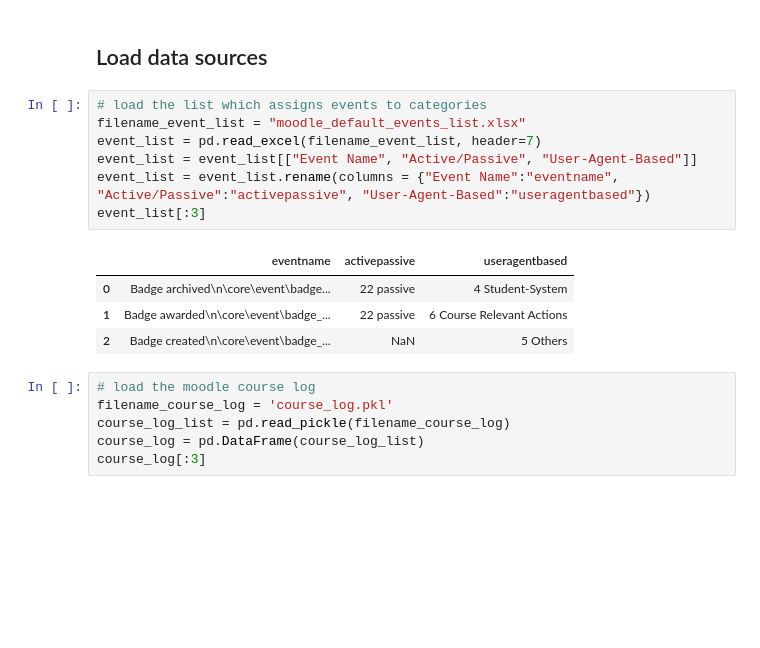
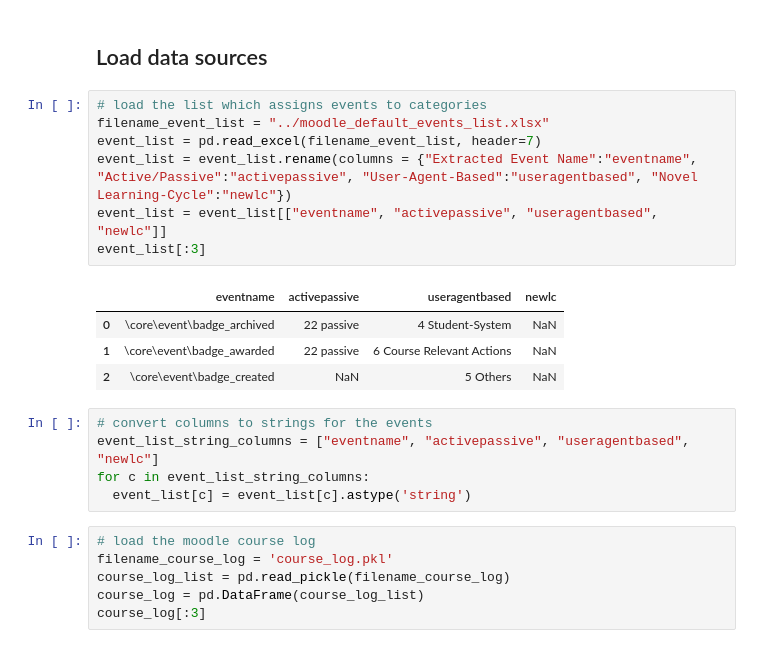
Before and after one commit to ugGit/mdl_interactions_plugin, a Jupyter notebook: lanalzyer/category_mapper.ipynb, the cells around one changed output. Cells and saved outputs as stored; diff of their text form; blank space fills up the shorter version.

```diff
--- a/lanalzyer/category_mapper.ipynb
+++ b/lanalzyer/category_mapper.ipynb
@@ -6,16 +6,21 @@ import matplotlib.pyplot as plt
 ## Load data sources
 # %%
 # load the list which assigns events to categories
-filename_event_list = "moodle_default_events_list.xlsx"
+filename_event_list = "../moodle_default_events_list.xlsx"
 event_list = pd.read_excel(filename_event_list, header=7)
-event_list = event_list[["Event Name", "Active/Passive", "User-Agent-Based"]]
-event_list = event_list.rename(columns = {"Event Name":"eventname", "Active/Passive":"activepassive", "User-Agent-Based":"useragentbased"})
+event_list = event_list.rename(columns = {"Extracted Event Name":"eventname", "Active/Passive":"activepassive", "User-Agent-Based":"useragentbased", "Novel Learning-Cycle":"newlc"})
+event_list = event_list[["eventname", "activepassive", "useragentbased", "newlc"]]
 event_list[:3]
 # %% [output]
-|  | eventname | activepassive | useragentbased |
-| 0 | Badge archived\n\core\event\badge... | 22 passive | 4 Student-System |
-| 1 | Badge awarded\n\core\event\badge_... | 22 passive | 6 Course Relevant Actions |
-| 2 | Badge created\n\core\event\badge_... | NaN | 5 Others |
+|  | eventname | activepassive | useragentbased | newlc |
+| 0 | \core\event\badge_archived | 22 passive | 4 Student-System | NaN |
+| 1 | \core\event\badge_awarded | 22 passive | 6 Course Relevant Actions | NaN |
+| 2 | \core\event\badge_created | NaN | 5 Others | NaN |
+# %%
+# convert columns to strings for the events
+event_list_string_columns = ["eventname", "activepassive", "useragentbased", "newlc"]
+for c in event_list_string_columns:
+  event_list[c] = event_list[c].astype('string')
 # %%
 # load the moodle course log
 filename_course_log = 'course_log.pkl'
```
Also changed, not shown: parts of 15 cells of this notebook, 1 other file.
